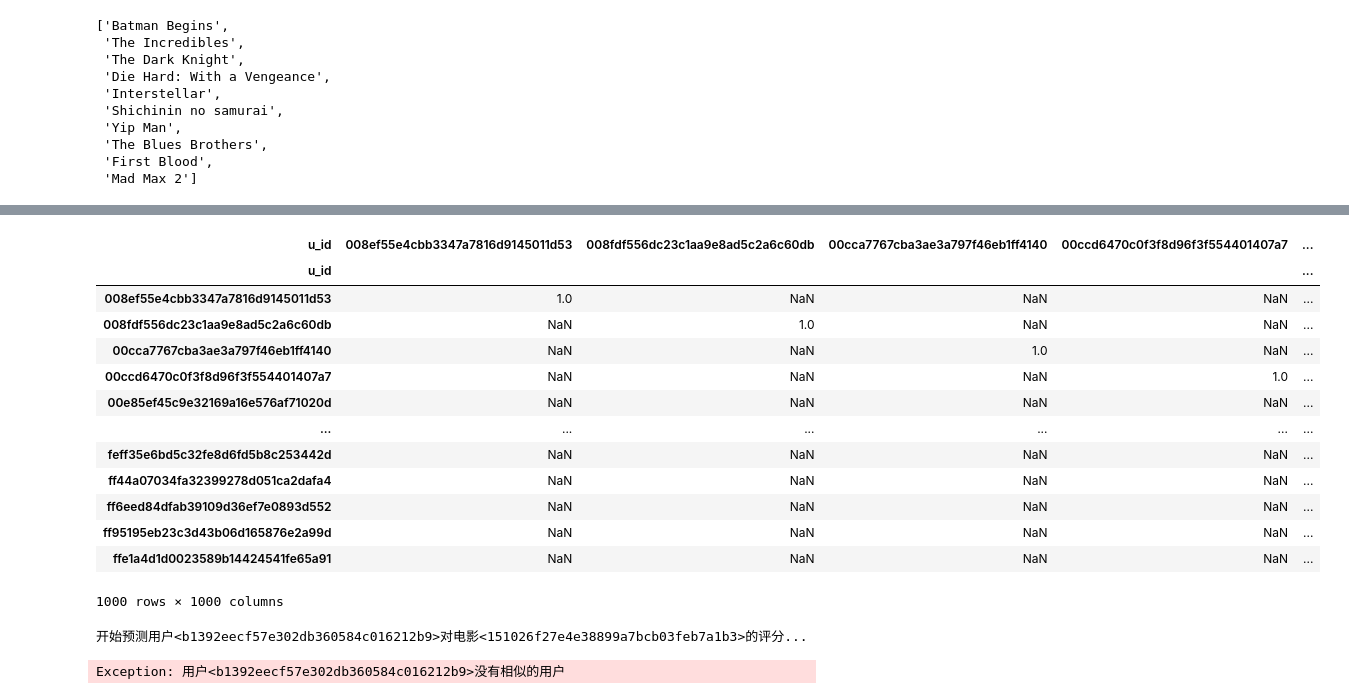
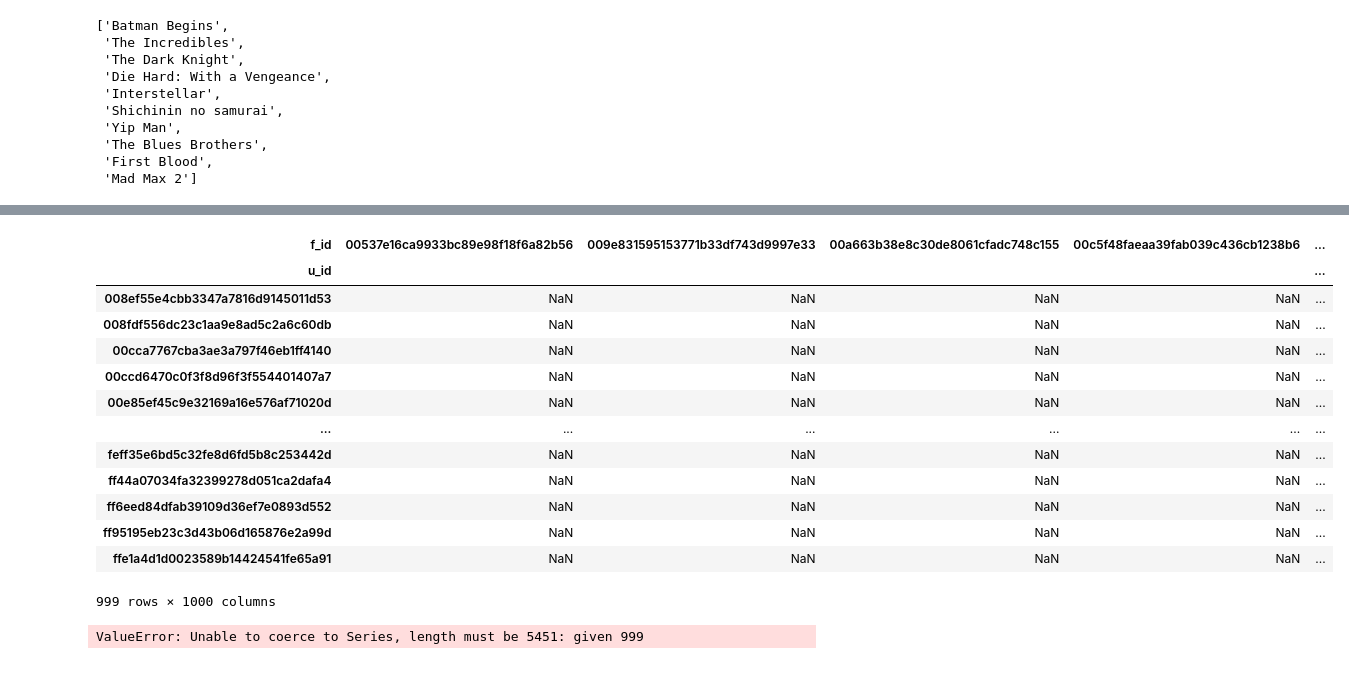
Before and after one commit to Cloud9High5/Movie-Finder-System, a Jupyter notebook: back-end/recommend.ipynb, the cells around one changed output, grey strips where cells are left out. Drawn from its saved outputs; the diff is of its cells as text; code cells hidden in the pictures.

```diff
--- a/back-end/recommend.ipynb
+++ b/back-end/recommend.ipynb
@@ -723,21 +771,19 @@ reviews = [[
 df = pd.DataFrame(reviews, columns=['f_id', 'u_id', 'rating'])
 # %%
 matrix = df.pivot_table(index='u_id', columns='f_id', values='rating')
+matrix
+# %% [output]
+| f_id | 00537e16ca9933bc89e98f18f6a82b56 | 009e831595153771b33df743d9997e33 | 00a663b38e8c30de8061cfadc748c155 | 00c5f48faeaa39fab039c436cb1238b6 | ... |
+| u_id |  |  |  |  | ... |
+| 008ef55e4cbb3347a7816d9145011d53 | NaN | NaN | NaN | NaN | ... |
+| 008fdf556dc23c1aa9e8ad5c2a6c60db | NaN | NaN | NaN | NaN | ... |
+| 00cca7767cba3ae3a797f46eb1ff4140 | NaN | NaN | NaN | NaN | ... |
+| 00ccd6470c0f3f8d96f3f554401407a7 | NaN | NaN | NaN | NaN | ... |
+| 00e85ef45c9e32169a16e576af71020d | NaN | NaN | NaN | NaN | ... |
+| ... | ... | ... | ... | ... | ... |
+| feff35e6bd5c32fe8d6fd5b8c253442d | NaN | NaN | NaN | NaN | ... |
+| ff44a07034fa32399278d051ca2dafa4 | NaN | NaN | NaN | NaN | ... |
+| ff6eed84dfab39109d36ef7e0893d552 | NaN | NaN | NaN | NaN | ... |
+| ff95195eb23c3d43b06d165876e2a99d | NaN | NaN | NaN | NaN | ... |
+| ffe1a4d1d0023589b14424541fe65a91 | NaN | NaN | NaN | NaN | ... |
+999 rows × 1000 columns
-# %%
-user_similarity = matrix.T.corr()
-user_similarity
-# %% [output]
-| u_id | 008ef55e4cbb3347a7816d9145011d53 | 008fdf556dc23c1aa9e8ad5c2a6c60db | 00cca7767cba3ae3a797f46eb1ff4140 | 00ccd6470c0f3f8d96f3f554401407a7 | ... |
-| u_id |  |  |  |  | ... |
-| 008ef55e4cbb3347a7816d9145011d53 | 1.0 | NaN | NaN | NaN | ... |
-| 008fdf556dc23c1aa9e8ad5c2a6c60db | NaN | 1.0 | NaN | NaN | ... |
-| 00cca7767cba3ae3a797f46eb1ff4140 | NaN | NaN | 1.0 | NaN | ... |
-| 00ccd6470c0f3f8d96f3f554401407a7 | NaN | NaN | NaN | 1.0 | ... |
-| 00e85ef45c9e32169a16e576af71020d | NaN | NaN | NaN | NaN | ... |
-| ... | ... | ... | ... | ... | ... |
-| feff35e6bd5c32fe8d6fd5b8c253442d | NaN | NaN | NaN | NaN | ... |
-| ff44a07034fa32399278d051ca2dafa4 | NaN | NaN | NaN | NaN | ... |
-| ff6eed84dfab39109d36ef7e0893d552 | NaN | NaN | NaN | NaN | ... |
-| ff95195eb23c3d43b06d165876e2a99d | NaN | NaN | NaN | NaN | ... |
-| ffe1a4d1d0023589b14424541fe65a91 | NaN | NaN | NaN | NaN | ... |
-1000 rows × 1000 columns
@@ -783,5 +790,11 @@ def predict(uid, iid, ratings_matrix, user_similar):
-# %%
-predict('b1392eecf57e302db360584c016212b9','151026f27e4e38899a7bcb03feb7a1b3',matrix,user_similarity)
-# %% [output]
-开始预测用户<b1392eecf57e302db360584c016212b9>对电影<151026f27e4e38899a7bcb03feb7a1b3>的评分...
-Exception: 用户<b1392eecf57e302db360584c016212b9>没有相似的用户
+# %%
+mu = np.mean(np.mean(matrix))
+bx = np.array(np.mean(matrix, axis=1) - mu)
+by = np.array(np.mean(matrix, axis=0) - mu)
+
+X = df.sub(bx+mu, axis=0)   # Demean
+X = X.div(np.sqrt(np.sum(np.square(X), axis=1)), axis=0)
+X.fillna(0, inplace=True)
+similarity_matrix = np.dot(X, X.T)
+# %% [output]
+ValueError: Unable to coerce to Series, length must be 5451: given 999
```
Also changed, not shown: parts of 8 cells of this notebook, 8 other files.
